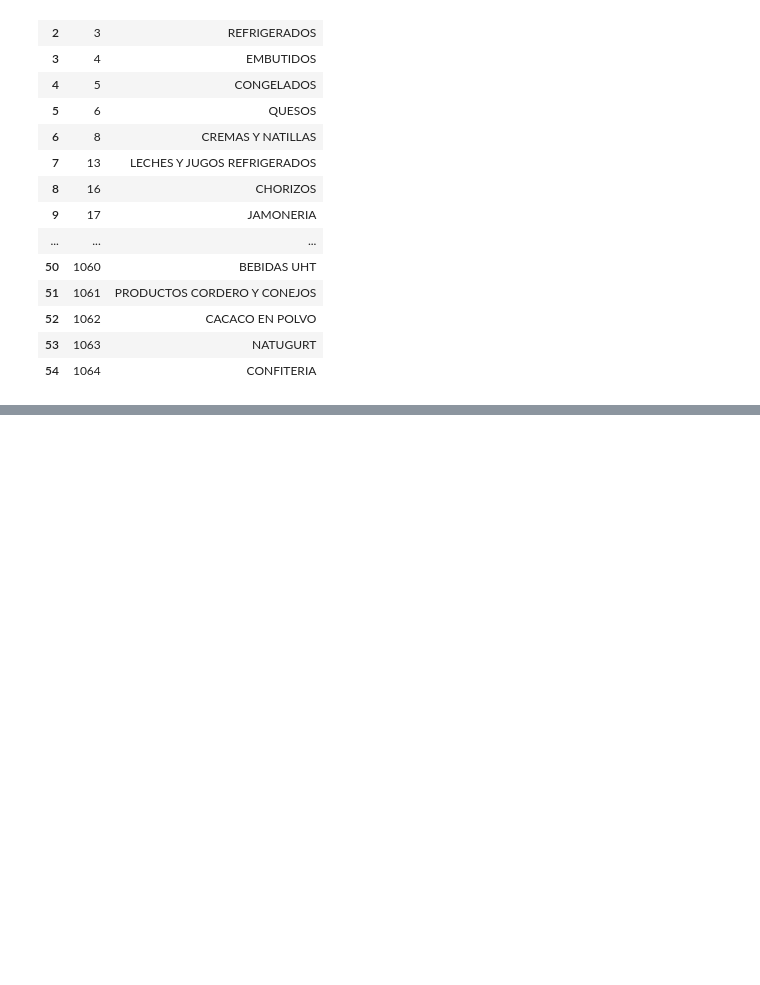
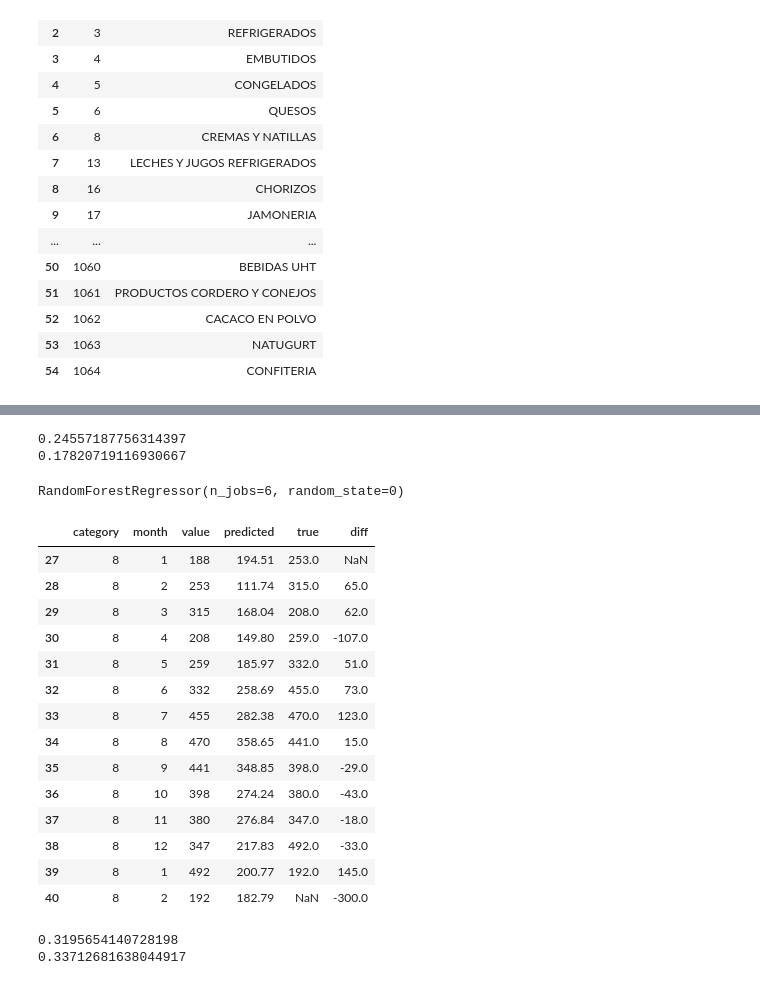
Before and after one commit to fjrp1412/machine-learning-dicascada, a Jupyter notebook: notebooks/categories/model_per_month.ipynb, the cells around one changed output, grey strips where cells are left out. Saved outputs shown, nothing was run; the diff lists cells and outputs as text; code cells hidden in the pictures; blank space fills up the shorter version.

```diff
--- a/notebooks/categories/model_per_month.ipynb
+++ b/notebooks/categories/model_per_month.ipynb
@@ -113,0 +254,60 @@ df_merged_with_categories
+# %%
+print(mape(df_forest_per_month[df_forest_per_month["category"] == 8]["true"], df_forest_per_month[df_forest_per_month["category"] == 8]["predicted"]))
+print(wmape(df_forest_per_month[df_forest_per_month["category"] == 8]["true"], df_forest_per_month[df_forest_per_month["category"] == 8]["predicted"]))
+# %% [output]
+0.24557187756314397
+0.17820719116930667
+# %%
+# Set features for ML model, which columns will be use for predict
+# Imputer is for transform some data
+# Xtr and Ytr are the X and Y values for train the model
+# Then the model is just a RandomForestRegressor and with fit it get trained
+# Again, same shit, but for sales count
+
+features_count = ["income", "count", "month"]
+imputer_count = SimpleImputer()
+Xtr_per_month_count = imputer.fit_transform(data_train[features_count])
+ytr_per_month_count = data_train['sales_next_month_count']
+
+
+model_count = RandomForestRegressor(n_estimators=100, random_state=0, n_jobs=6)
+model_count.fit(Xtr_per_month_count, ytr_per_month_count)
+# %% [output]
+RandomForestRegressor(n_jobs=6, random_state=0)
+# %%
+# Predicting sales for everyh month with the model
+# This model just predict the income of the next month, not how many sales
+
+# The final data frame is just for seing true values and predicted values
+# Again, same shit, but for sales count
+
+
+Xval_per_month_count = imputer.fit_transform(data_valid[features_count])
+yval_per_month_count = data_valid['sales_next_month_count']
+
+prediction_per_month_count = model_count.predict(Xval_per_month_count)
+
+df_forest_per_month_count = pd.DataFrame({"category": data_valid["category_id"] ,"month": data_valid["month"] ,"value": data_valid["count"],"predicted": prediction_per_month_count, "true": yval_per_month_count, "diff": data_valid["diff_sales_next_month_count"]})
+df_forest_per_month_count[df_forest_per_month_count["category"] == 8]
+# %% [output]
+|  | category | month | value | predicted | true | diff |
+| 27 | 8 | 1 | 188 | 194.51 | 253.0 | NaN |
+| 28 | 8 | 2 | 253 | 111.74 | 315.0 | 65.0 |
+| 29 | 8 | 3 | 315 | 168.04 | 208.0 | 62.0 |
+| 30 | 8 | 4 | 208 | 149.80 | 259.0 | -107.0 |
+| 31 | 8 | 5 | 259 | 185.97 | 332.0 | 51.0 |
+| 32 | 8 | 6 | 332 | 258.69 | 455.0 | 73.0 |
+| 33 | 8 | 7 | 455 | 282.38 | 470.0 | 123.0 |
+| 34 | 8 | 8 | 470 | 358.65 | 441.0 | 15.0 |
+| 35 | 8 | 9 | 441 | 348.85 | 398.0 | -29.0 |
+| 36 | 8 | 10 | 398 | 274.24 | 380.0 | -43.0 |
+| 37 | 8 | 11 | 380 | 276.84 | 347.0 | -18.0 |
+| 38 | 8 | 12 | 347 | 217.83 | 492.0 | -33.0 |
+| 39 | 8 | 1 | 492 | 200.77 | 192.0 | 145.0 |
+| 40 | 8 | 2 | 192 | 182.79 | NaN | -300.0 |
+# %%
+print(mape(df_forest_per_month_count[df_forest_per_month_count["category"] == 8]["true"], df_forest_per_month_count[df_forest_per_month_count["category"] == 8]["predicted"]))
+print(wmape(df_forest_per_month_count[df_forest_per_month_count["category"] == 8]["true"], df_forest_per_month_count[df_forest_per_month_count["category"] == 8]["predicted"]))
+# %% [output]
+0.3195654140728198
+0.33712681638044917
```
Also changed, not shown: parts of 10 cells of this notebook, 1 other file.
